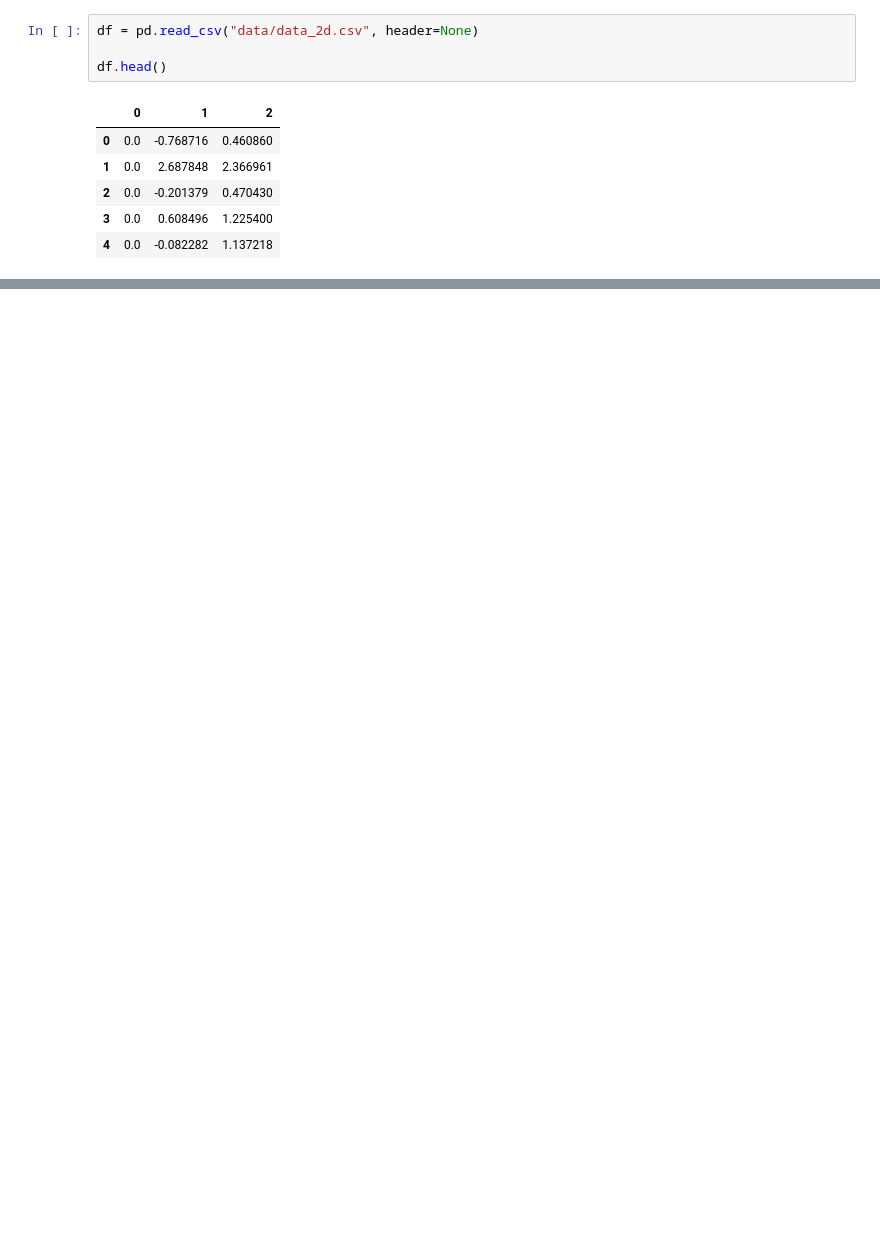
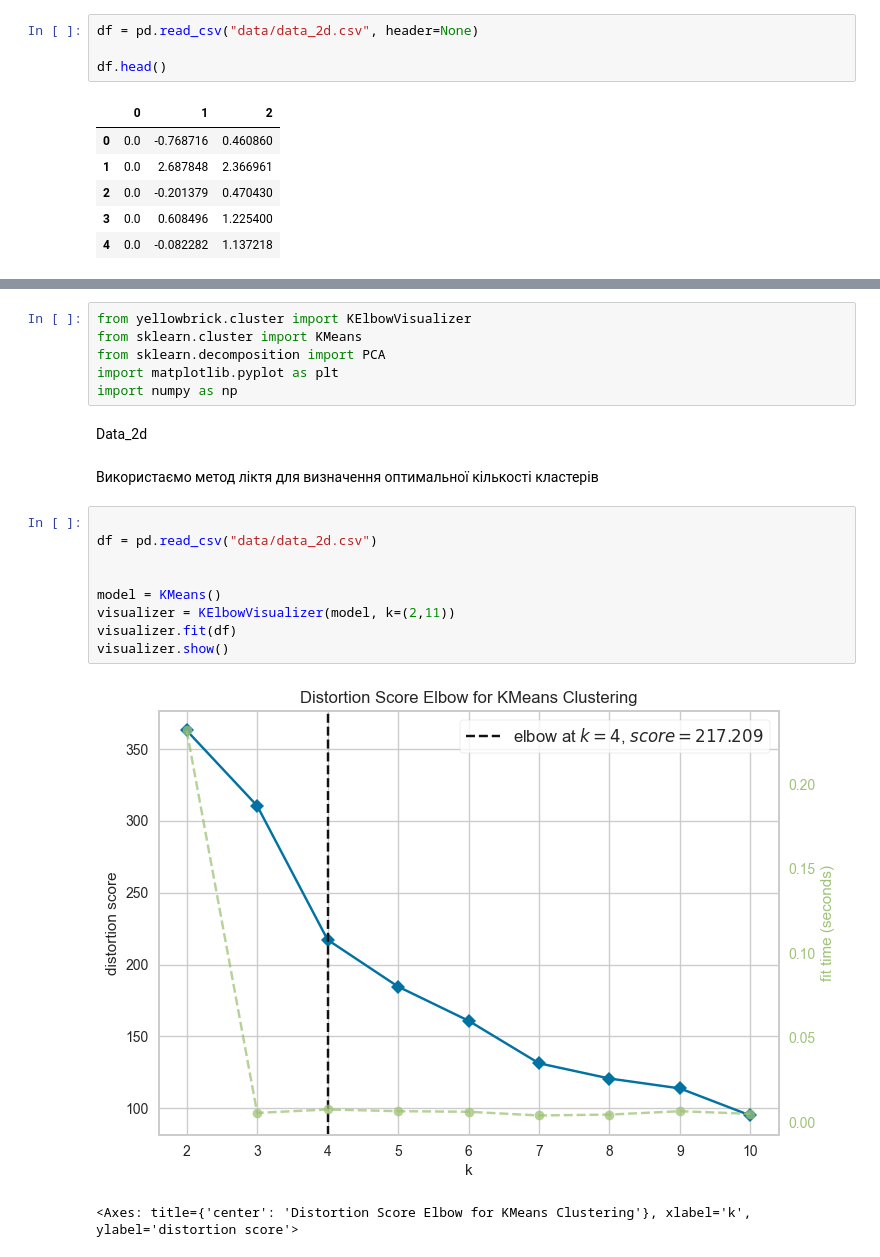
Before and after one commit to Artem-Shabaltun/goit_python_data_science_homework, a Jupyter notebook: Hw-6/HW-6.ipynb, the cells around one changed output, grey strips where cells are left out. Drawn from its saved outputs; the diff is of its cells as text; blank space fills up the shorter version.

```diff
--- a/Hw-6/HW-6.ipynb
+++ b/Hw-6/HW-6.ipynb
@@ -44,3 +43,25 @@ mnist_df.shape
 | 4 | 4 | 0 | 0 | 0 | 0 | 0 | 0 | 0 | 0 | 0 | ... | ... |
 5 rows × 785 columns
 (500, 785)
+# %%
+from yellowbrick.cluster import KElbowVisualizer
+from sklearn.cluster import KMeans
+from sklearn.decomposition import PCA
+import matplotlib.pyplot as plt
+import numpy as np
+# %% [markdown]
+Data_2d
+# %% [markdown]
+Використаємо метод ліктя для визначення оптимальної кількості кластерів
+# %%
+
+df = pd.read_csv("data/data_2d.csv")
+
+
+model = KMeans()
+visualizer = KElbowVisualizer(model, k=(2,11))
+visualizer.fit(df)
+visualizer.show()
+# %% [output]
+[figure, added]
+<Axes: title={'center': 'Distortion Score Elbow for KMeans Clustering'}, xlabel='k', ylabel='distortion score'>
```
Also changed, not shown: parts of 11 cells of this notebook.
